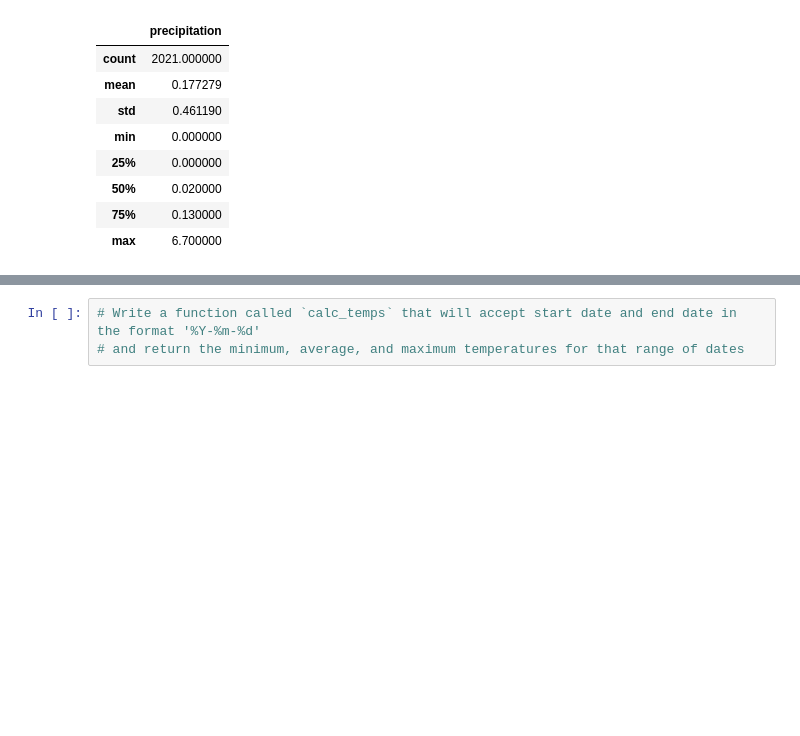
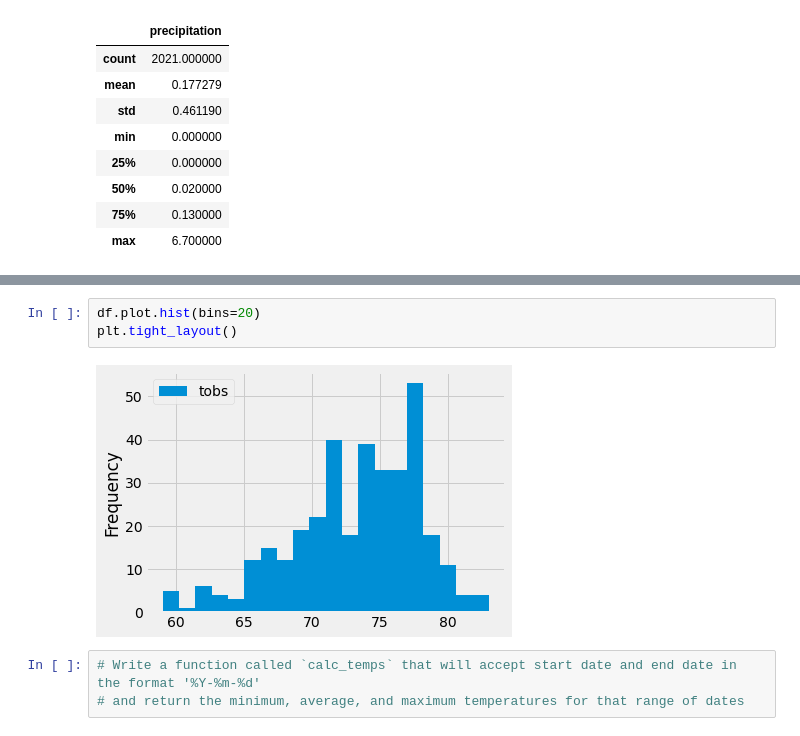
Before and after one commit to Adeyronxx/surfs_up, a Jupyter notebook: climate_analysis.ipynb, the cells around one changed output, grey strips where cells are left out. Cells and saved outputs as stored; diff of their text form; blank space fills up the shorter version.

```diff
--- a/climate_analysis.ipynb
+++ b/climate_analysis.ipynb
@@ -151,3 +203,8 @@ df.describe()
+# %%
+df.plot.hist(bins=20)
+plt.tight_layout()
+# %% [output]
+[figure, added]
 # %%
 # Write a function called `calc_temps` that will accept start date and end date in the format '%Y-%m-%d'
 # and return the minimum, average, and maximum temperatures for that range of dates
```
Also changed, not shown: parts of 8 cells of this notebook, 2 other files.
